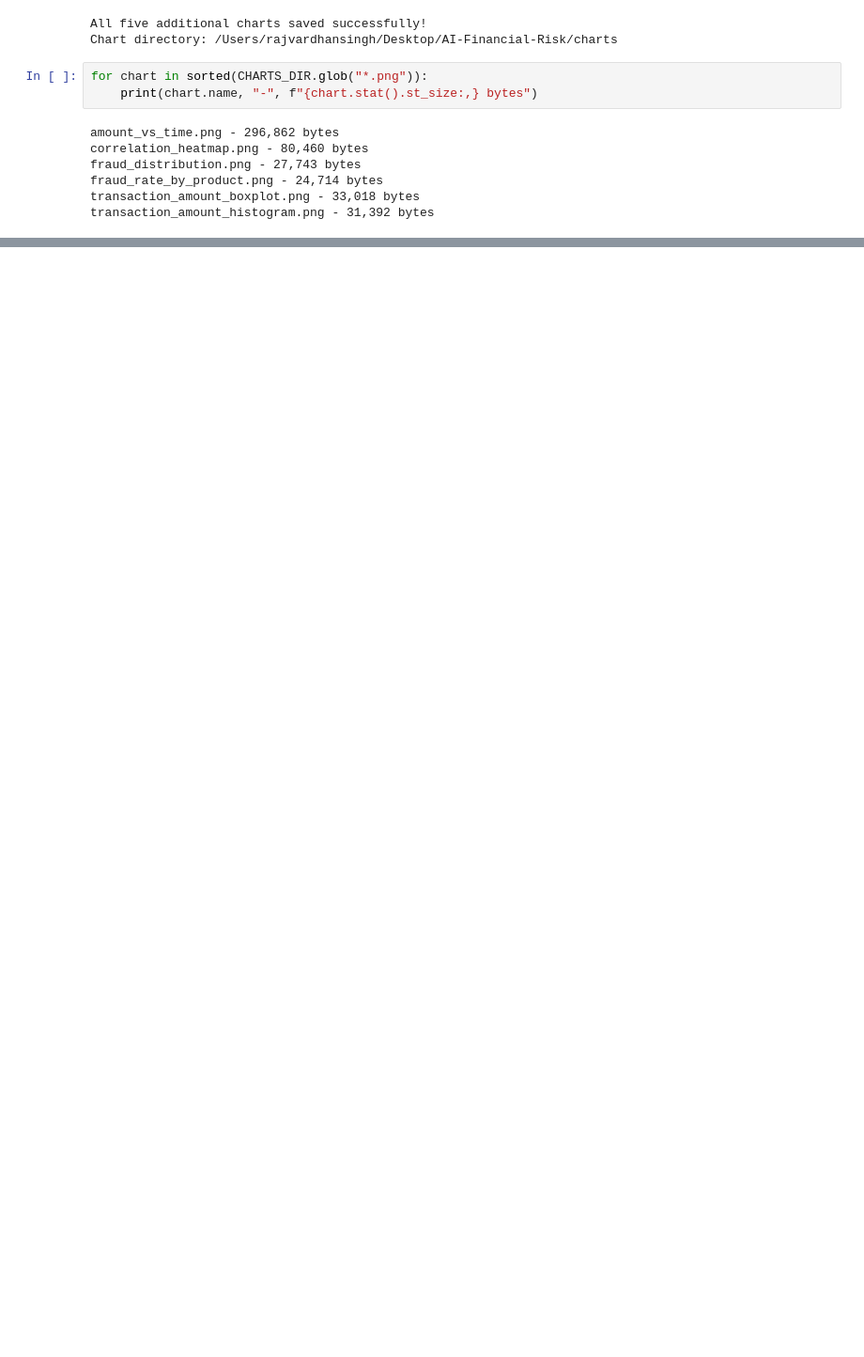
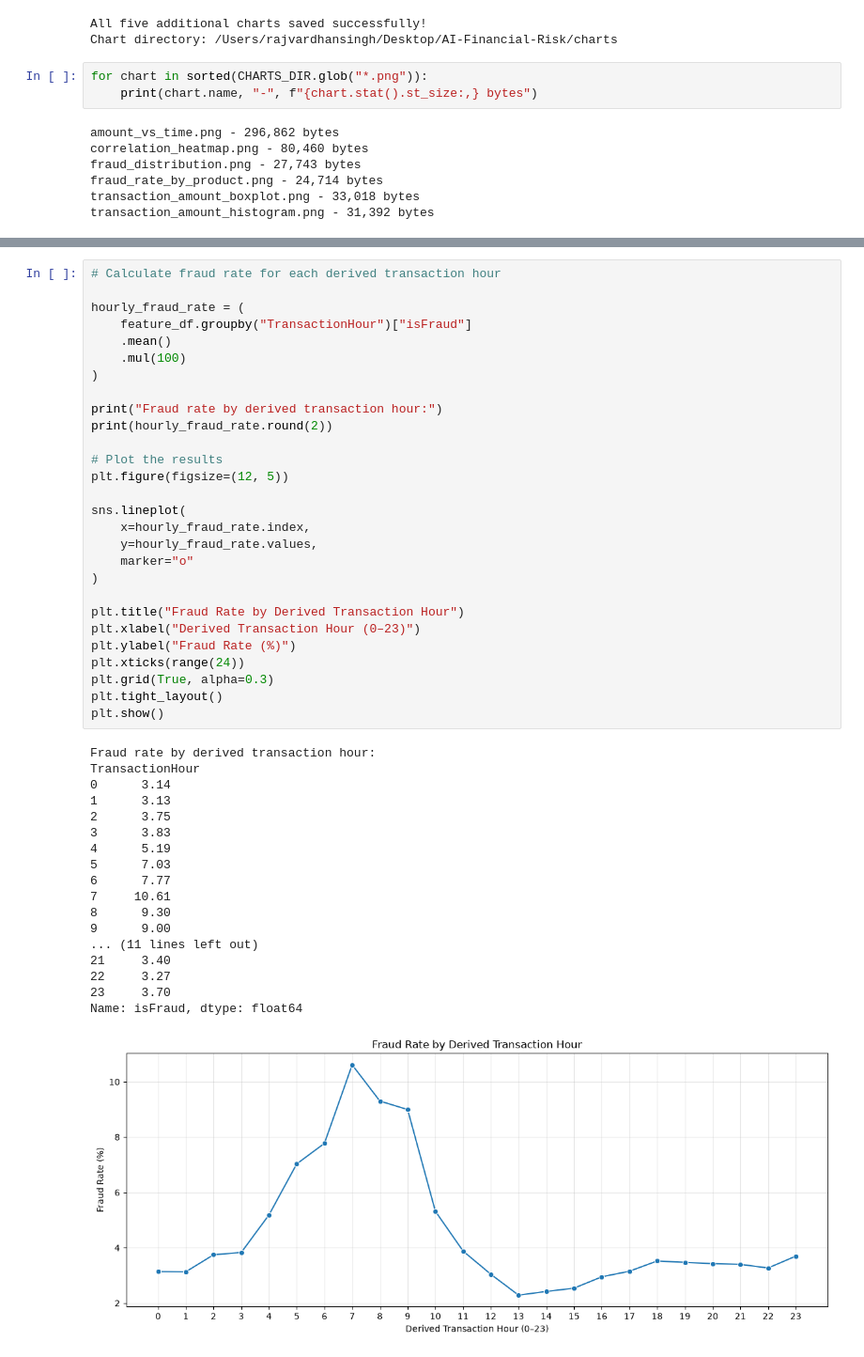
Before and after one commit to rajvardhan210/-AI-Financial-Risk, a Jupyter notebook: notebooks/01_data_exploration.ipynb, the cells around one changed output, grey strips where cells are left out. Shown at 94% size. Drawn from its saved outputs; the diff is of its cells as text; blank space fills up the shorter version.

```diff
--- a/notebooks/01_data_exploration.ipynb
+++ b/notebooks/01_data_exploration.ipynb
@@ -528,0 +756,47 @@ transaction_amount_histogram.png - 31,392 bytes
+# %%
+# Calculate fraud rate for each derived transaction hour
+
+hourly_fraud_rate = (
+    feature_df.groupby("TransactionHour")["isFraud"]
+    .mean()
+    .mul(100)
+)
+
+print("Fraud rate by derived transaction hour:")
+print(hourly_fraud_rate.round(2))
+
+# Plot the results
+plt.figure(figsize=(12, 5))
+
+sns.lineplot(
+    x=hourly_fraud_rate.index,
+    y=hourly_fraud_rate.values,
+    marker="o"
+)
+
+plt.title("Fraud Rate by Derived Transaction Hour")
+plt.xlabel("Derived Transaction Hour (0–23)")
+plt.ylabel("Fraud Rate (%)")
+plt.xticks(range(24))
+plt.grid(True, alpha=0.3)
+plt.tight_layout()
+plt.show()
+# %% [output]
+Fraud rate by derived transaction hour:
+TransactionHour
+0      3.14
+1      3.13
+2      3.75
+3      3.83
+4      5.19
+5      7.03
+6      7.77
+7     10.61
+8      9.30
+9      9.00
+... (11 lines left out)
+21     3.40
+22     3.27
+23     3.70
+Name: isFraud, dtype: float64
+[figure, added]
```
Also changed, not shown: parts of 9 cells of this notebook.
